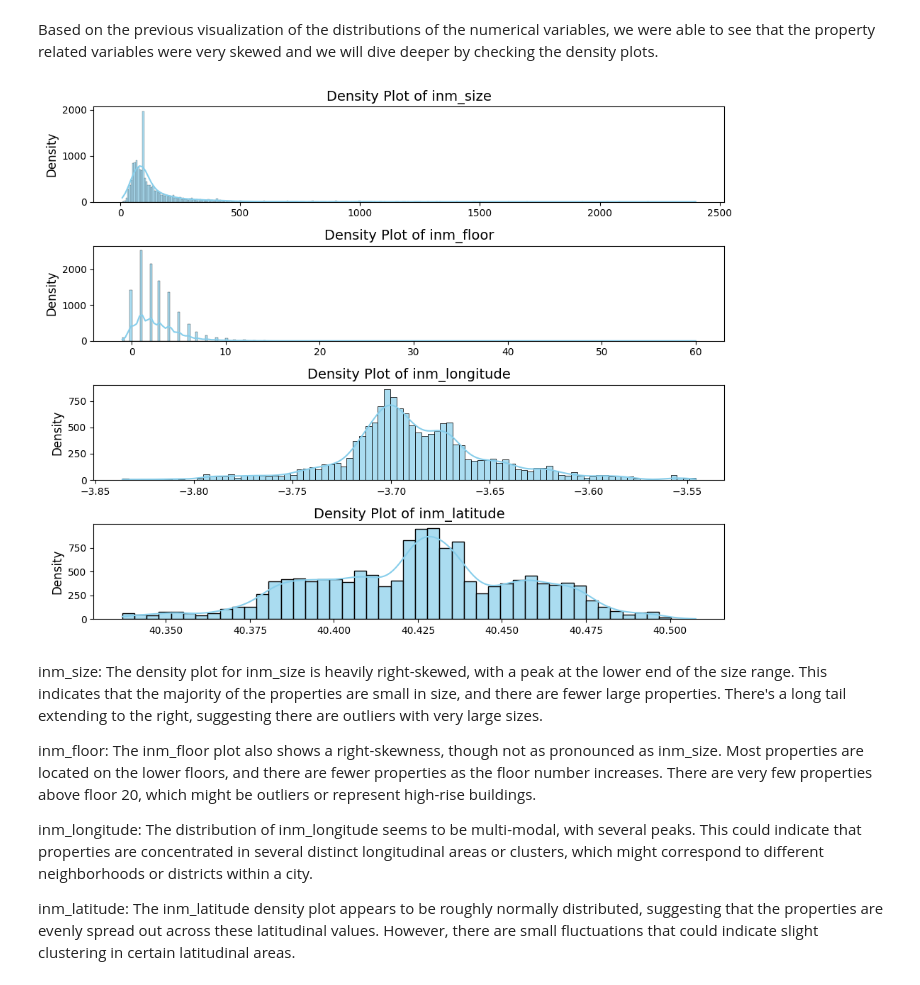
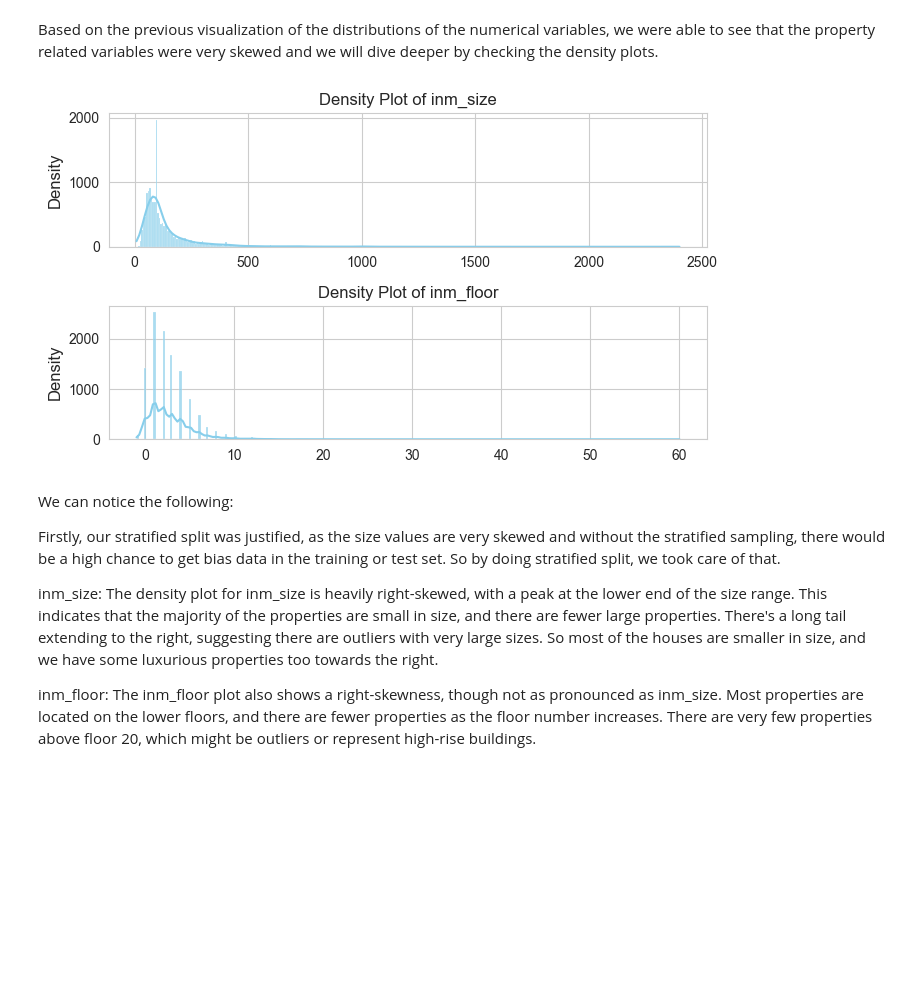
Before and after one commit to adnanbhanji/Madrid-Property-Analysis, a Jupyter notebook: notebooks/02_data_exploration.ipynb, the cells around one changed output. Cells and saved outputs as stored; diff of their text form; code cells hidden in the pictures; blank space fills up the shorter version.

```diff
--- a/notebooks/02_data_exploration.ipynb
+++ b/notebooks/02_data_exploration.ipynb
@@ -145,32 +142,29 @@ We can see after plotting the top 10 neighborhoods and districts by property cou
 # %% [markdown]
 Based on the previous visualization of the distributions of the numerical variables, we were able to see that the property related variables were very skewed and we will dive deeper by checking the density plots.
 # %%
-import matplotlib.pyplot as plt
-import seaborn as sns
-
 # Select numerical features for density plots
-numerical_features = ['inm_size', 'inm_floor', 'inm_longitude', 'inm_latitude']
+numerical_features = ['inm_size', 'inm_floor']
 
 # Set up the figure and axes
-fig, axes = plt.subplots(nrows=len(numerical_features), ncols=1, figsize=(10, 8), sharex=False)
+fig, axes = plt.subplots(nrows=len(numerical_features), ncols=1, figsize=(7, 4), sharex=False)
 
 # Iterate over numerical features and create density plots
 for i, feature in enumerate(numerical_features):
     sns.histplot(data=df, x=feature, kde=True, ax=axes[i], color='skyblue', alpha=0.7)
-    axes[i].set_title(f'Density Plot of {feature}', fontsize=14)
+    axes[i].set_title(f'Density Plot of {feature}', fontsize=12)
     axes[i].set_xlabel('')
     axes[i].set_ylabel('Density', fontsize=12)
 
 # Adjust layout
 plt.tight_layout()
 plt.show()
 # %% [output]
-[figure, old version]
+[figure, new version]
 # %% [markdown]
-inm_size: The density plot for inm_size is heavily right-skewed, with a peak at the lower end of the size range. This indicates that the majority of the properties are small in size, and there are fewer large properties. There's a long tail extending to the right, suggesting there are outliers with very large sizes.
+We can notice the following:
+
+Firstly, our stratified split was justified, as the size values are very skewed and without the stratified sampling, there would be a high chance to get bias data in the training or test set. So by doing stratified split, we took care of that.
+
+inm_size: The density plot for inm_size is heavily right-skewed, with a peak at the lower end of the size range. This indicates that the majority of the properties are small in size, and there are fewer large properties. There's a long tail extending to the right, suggesting there are outliers with very large sizes. So most of the houses are smaller in size, and we have some luxurious properties too towards the right.
 
 inm_floor: The inm_floor plot also shows a right-skewness, though not as pronounced as inm_size. Most properties are located on the lower floors, and there are fewer properties as the floor number increases. There are very few properties above floor 20, which might be outliers or represent high-rise buildings.
-
-inm_longitude: The distribution of inm_longitude seems to be multi-modal, with several peaks. This could indicate that properties are concentrated in several distinct longitudinal areas or clusters, which might correspond to different neighborhoods or districts within a city.
-
-inm_latitude: The inm_latitude density plot appears to be roughly normally distributed, suggesting that the properties are evenly spread out across these latitudinal values. However, there are small fluctuations that could indicate slight clustering in certain latitudinal areas.
```
Also changed, not shown: parts of 16 cells of this notebook, 3 other files.
